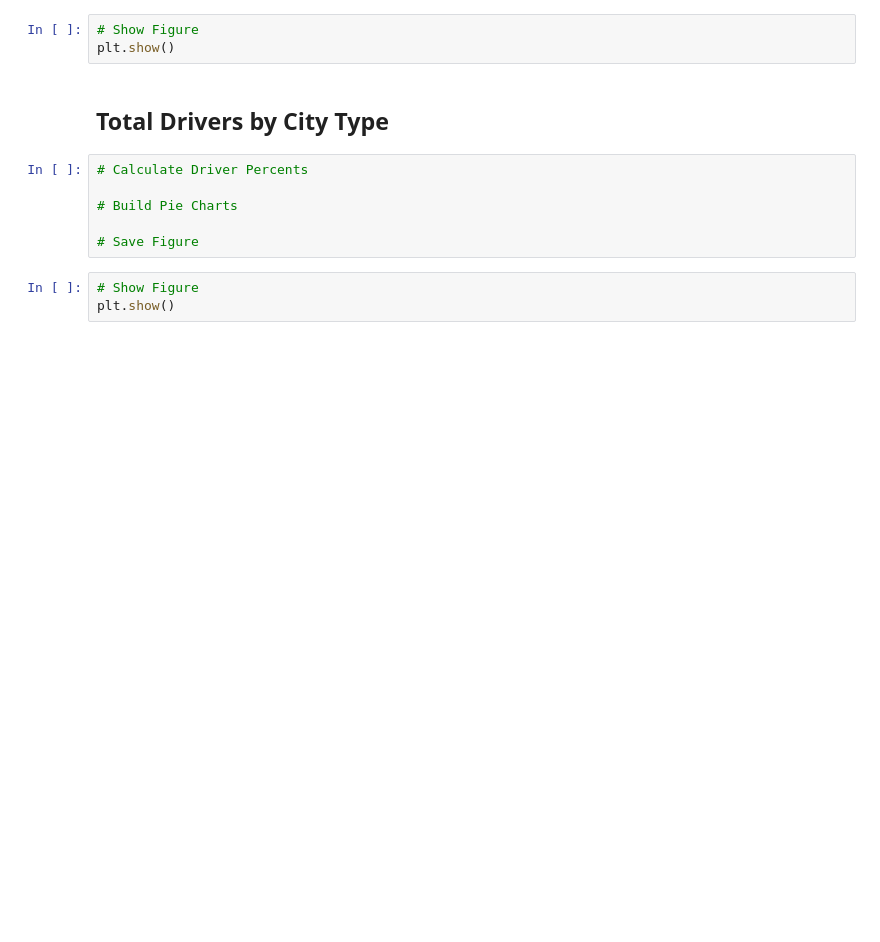
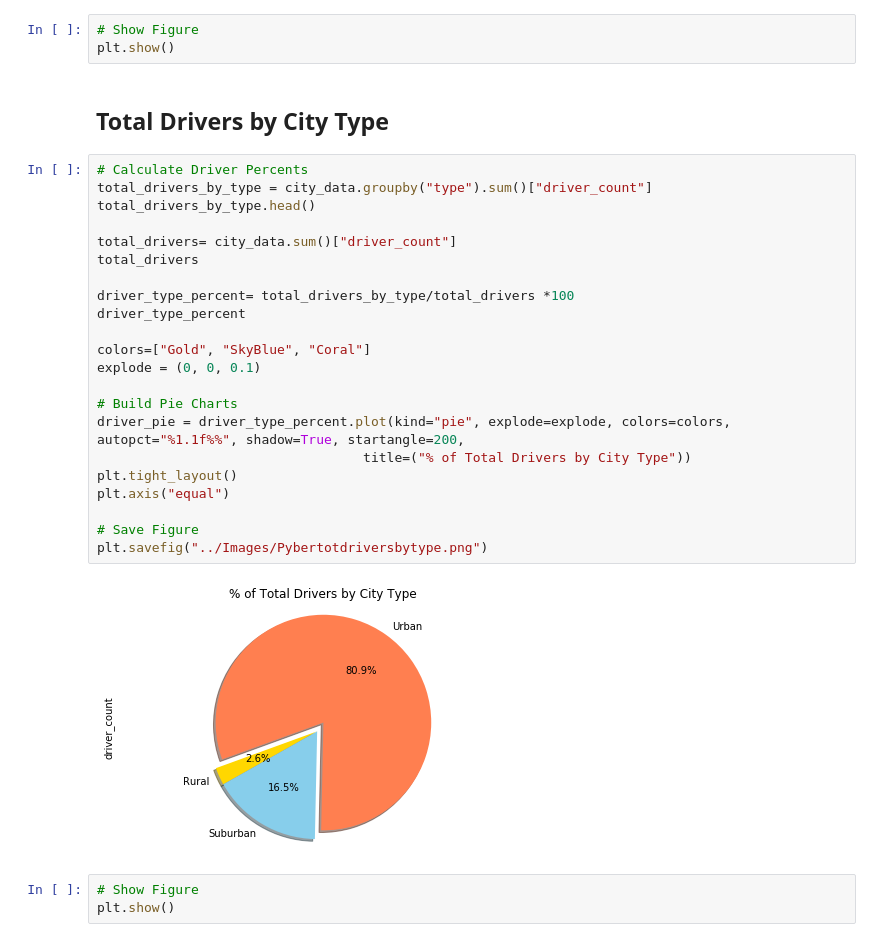
Before and after one commit to SMC380013/Matplotlib_Project, a Jupyter notebook: Pyber/Pyber_Matplotlib project.ipynb, the cells around one changed output. Drawn from its saved outputs; the diff is of its cells as text; blank space fills up the shorter version.

```diff
--- a/Pyber/Pyber_Matplotlib project.ipynb
+++ b/Pyber/Pyber_Matplotlib project.ipynb
@@ -156,12 +209,30 @@ plt.show()
 plt.show()
 # %% [markdown]
 ## Total Drivers by City Type
-# %%
-# Calculate Driver Percents
-
-# Build Pie Charts
-
-# Save Figure
+# %%
+# Calculate Driver Percents
+total_drivers_by_type = city_data.groupby("type").sum()["driver_count"]
+total_drivers_by_type.head()
+
+total_drivers= city_data.sum()["driver_count"]
+total_drivers
+
+driver_type_percent= total_drivers_by_type/total_drivers *100
+driver_type_percent
+
+colors=["Gold", "SkyBlue", "Coral"]
+explode = (0, 0, 0.1)
+
+# Build Pie Charts
+driver_pie = driver_type_percent.plot(kind="pie", explode=explode, colors=colors, autopct="%1.1f%%", shadow=True, startangle=200,
+                                  title=("% of Total Drivers by City Type"))
+plt.tight_layout()
+plt.axis("equal")
+
+# Save Figure
+plt.savefig("../Images/Pybertotdriversbytype.png")
+# %% [output]
+[figure, added]
 # %%
 # Show Figure
 plt.show()
```
Also changed, not shown: parts of 11 cells of this notebook, 3 other files.
